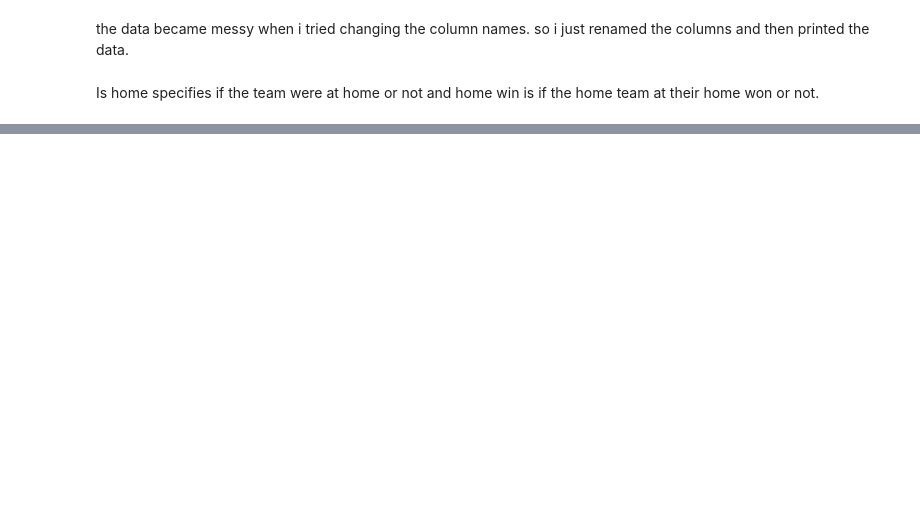
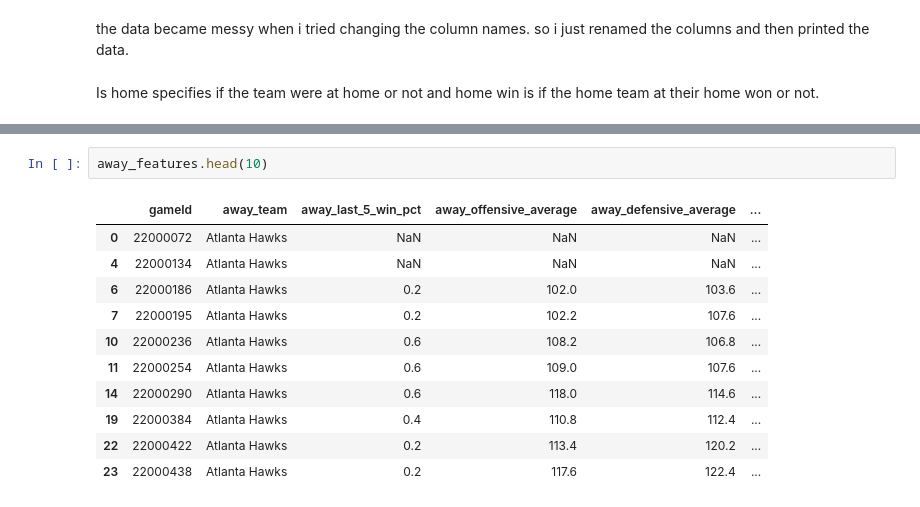
Before and after one commit to AayushPandey-hub/nba-win-prediction, a Jupyter notebook: featureengineering.ipynb, the cells around one changed output, grey strips where cells are left out. Saved outputs shown, nothing was run; the diff lists cells and outputs as text; blank space fills up the shorter version.

```diff
--- a/featureengineering.ipynb
+++ b/featureengineering.ipynb
@@ -373,0 +423,14 @@ Is home specifies if the team were at home or not and home win is if the home te
+# %%
+away_features.head(10)
+# %% [output]
+|  | gameId | away_team | away_last_5_win_pct | away_offensive_average | away_defensive_average | ... |
+| 0 | 22000072 | Atlanta Hawks | NaN | NaN | NaN | ... |
+| 4 | 22000134 | Atlanta Hawks | NaN | NaN | NaN | ... |
+| 6 | 22000186 | Atlanta Hawks | 0.2 | 102.0 | 103.6 | ... |
+| 7 | 22000195 | Atlanta Hawks | 0.2 | 102.2 | 107.6 | ... |
+| 10 | 22000236 | Atlanta Hawks | 0.6 | 108.2 | 106.8 | ... |
+| 11 | 22000254 | Atlanta Hawks | 0.6 | 109.0 | 107.6 | ... |
+| 14 | 22000290 | Atlanta Hawks | 0.6 | 118.0 | 114.6 | ... |
+| 19 | 22000384 | Atlanta Hawks | 0.4 | 110.8 | 112.4 | ... |
+| 22 | 22000422 | Atlanta Hawks | 0.2 | 113.4 | 120.2 | ... |
+| 23 | 22000438 | Atlanta Hawks | 0.2 | 117.6 | 122.4 | ... |
```
Also changed, not shown: parts of 9 cells of this notebook.
